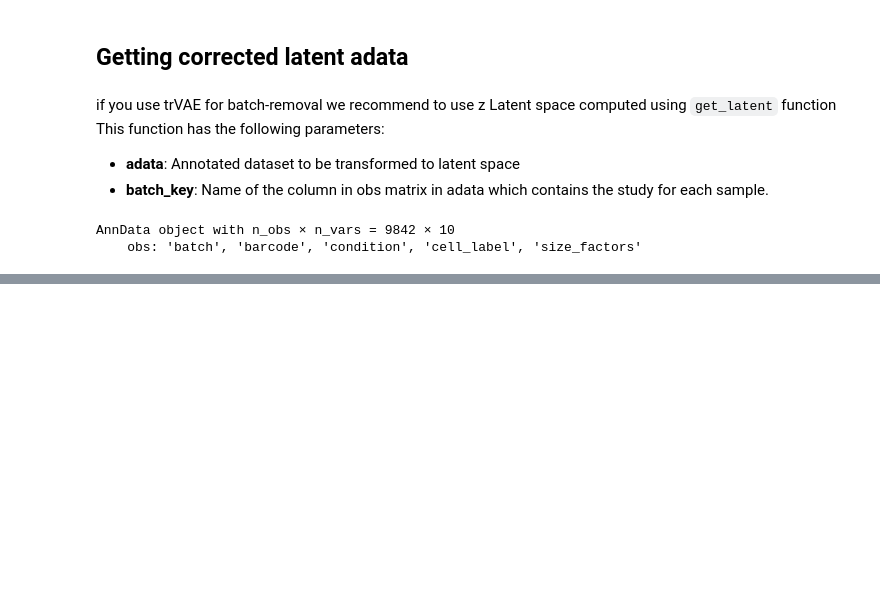
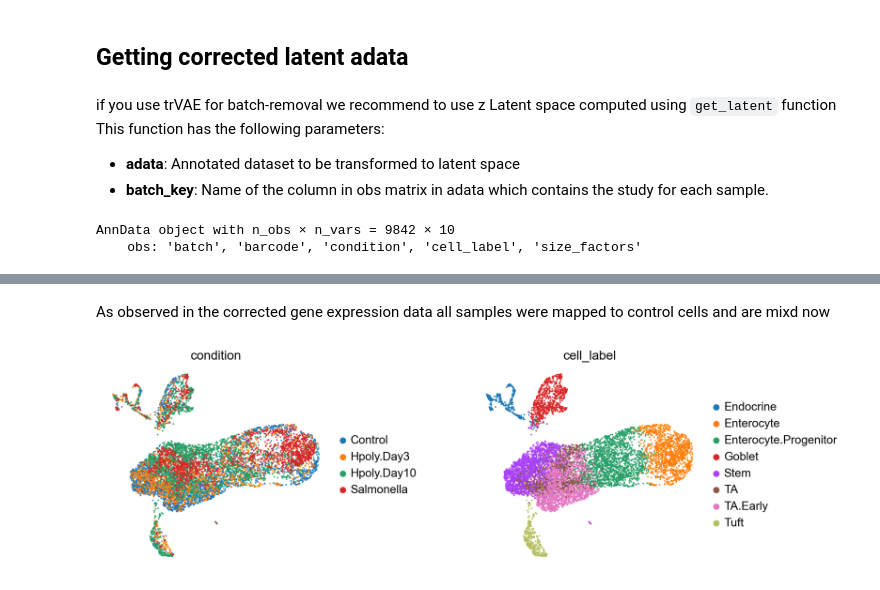
Before and after one commit to theislab/trVAE, a Jupyter notebook: examples/trVAE_Haber.ipynb, the cells around one changed output, grey strips where cells are left out. Drawn from its saved outputs; the diff is of its cells as text; code cells hidden in the pictures; blank space fills up the shorter version.

```diff
--- a/examples/trVAE_Haber.ipynb
+++ b/examples/trVAE_Haber.ipynb
@@ -152,0 +153,4 @@ network.predict()
+# %%
+target_condition = adata.obs[condition_key].value_counts().index[0]
+# %%
+corrected_data = network.predict(adata,condition_key,target_condition=target_condition)
@@ -152,0 +165,6 @@ network.predict()
+# %% [markdown]
+As observed  in the corrected gene expression data all samples were mapped to control cells and are mixd now
+# %%
+sc.pl.umap(corrected_data, color=[condition_key, cell_type_key], wspace=0.5, frameon=False)
+# %% [output]
+[figure, added]
```
Also changed, not shown: parts of 11 cells of this notebook, 1 other file.
